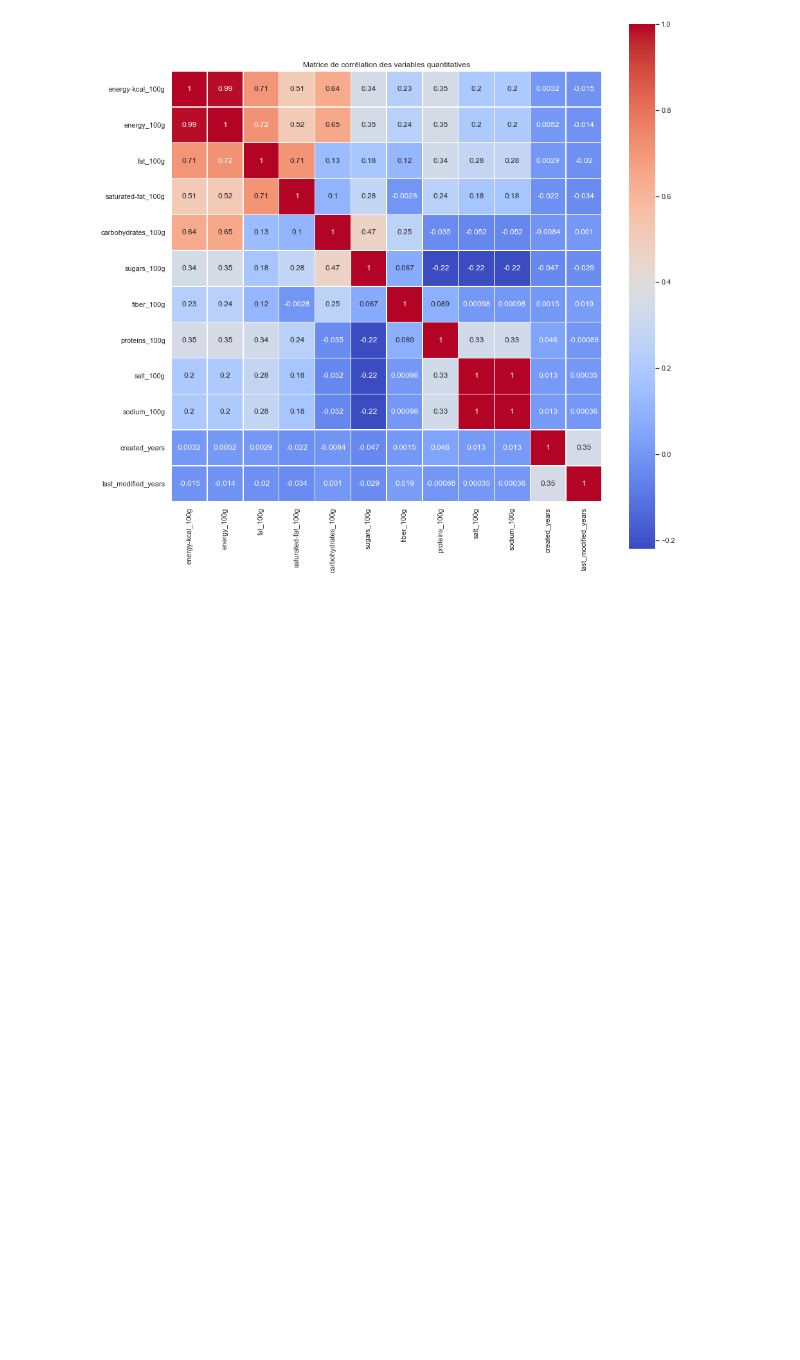
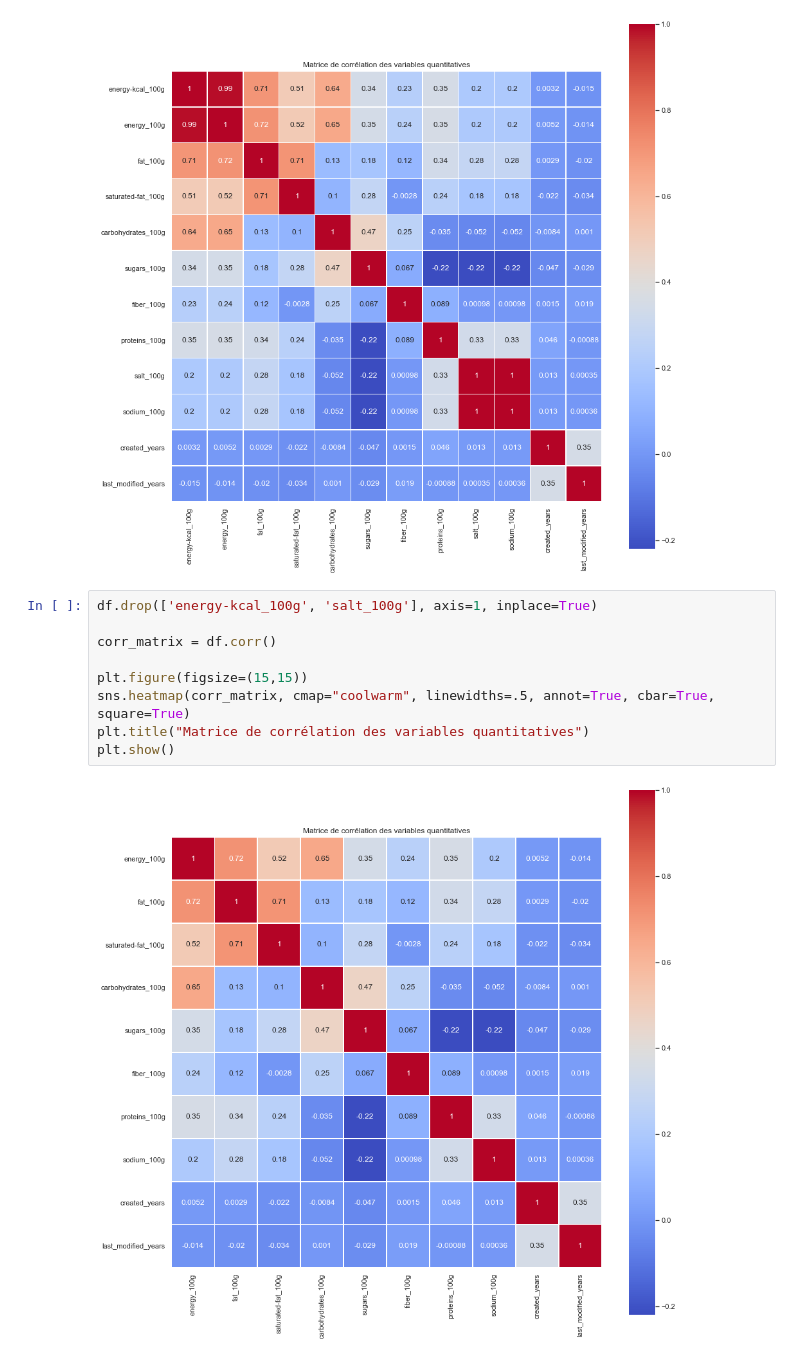
Before and after one commit to Sylvariane/Concevez_une_app_au_service_de_la_sante_publique, a Jupyter notebook: PSante_02_notebookexploration.ipynb, the cells around one changed output. Cells and saved outputs as stored; diff of their text form; blank space fills up the shorter version.

```diff
--- a/PSante_02_notebookexploration.ipynb
+++ b/PSante_02_notebookexploration.ipynb
@@ -232,3 +232,14 @@ plt.title("Matrice de corrélation des variables quantitatives")
 plt.show()
 # %% [output]
 [figure]
+# %%
+df.drop(['energy-kcal_100g', 'salt_100g'], axis=1, inplace=True)
+
+corr_matrix = df.corr()
+
+plt.figure(figsize=(15,15))
+sns.heatmap(corr_matrix, cmap="coolwarm", linewidths=.5, annot=True, cbar=True, square=True)
+plt.title("Matrice de corrélation des variables quantitatives")
+plt.show()
+# %% [output]
+[figure, added]
```
Also changed, not shown: parts of 10 cells of this notebook.
